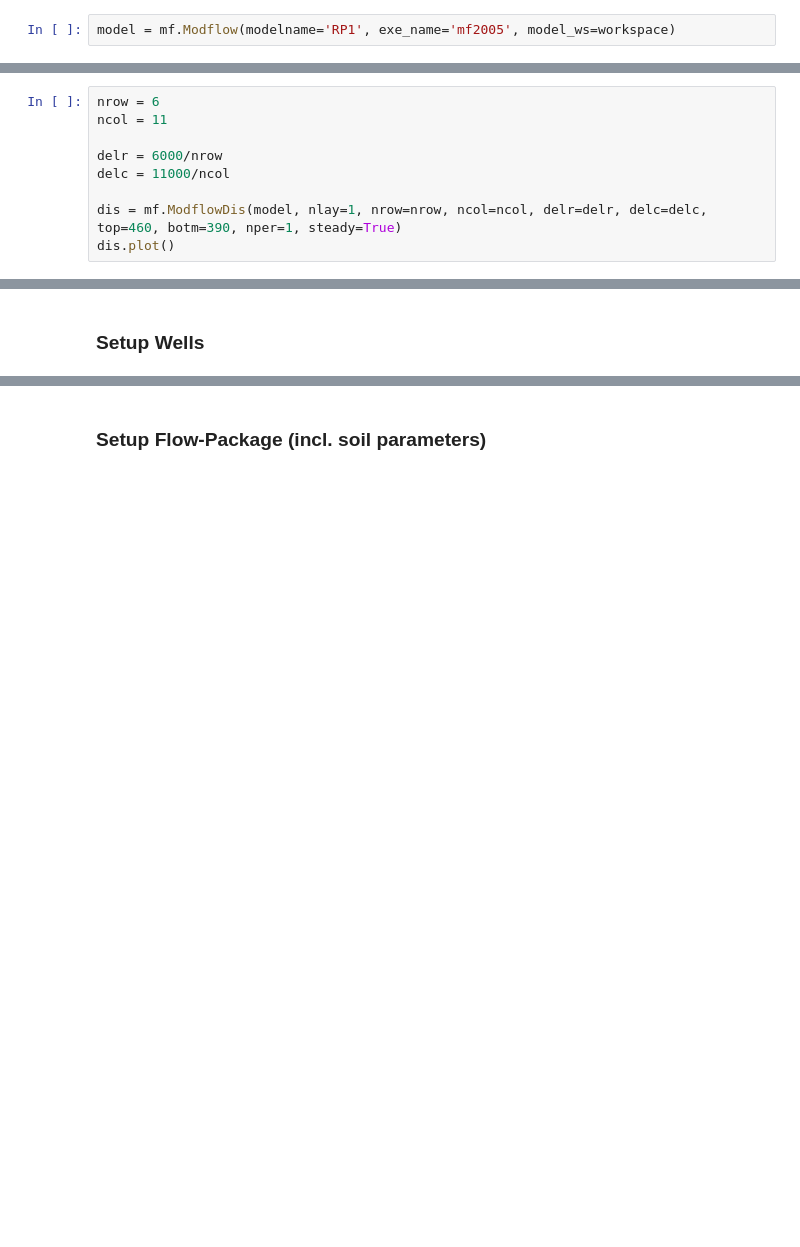
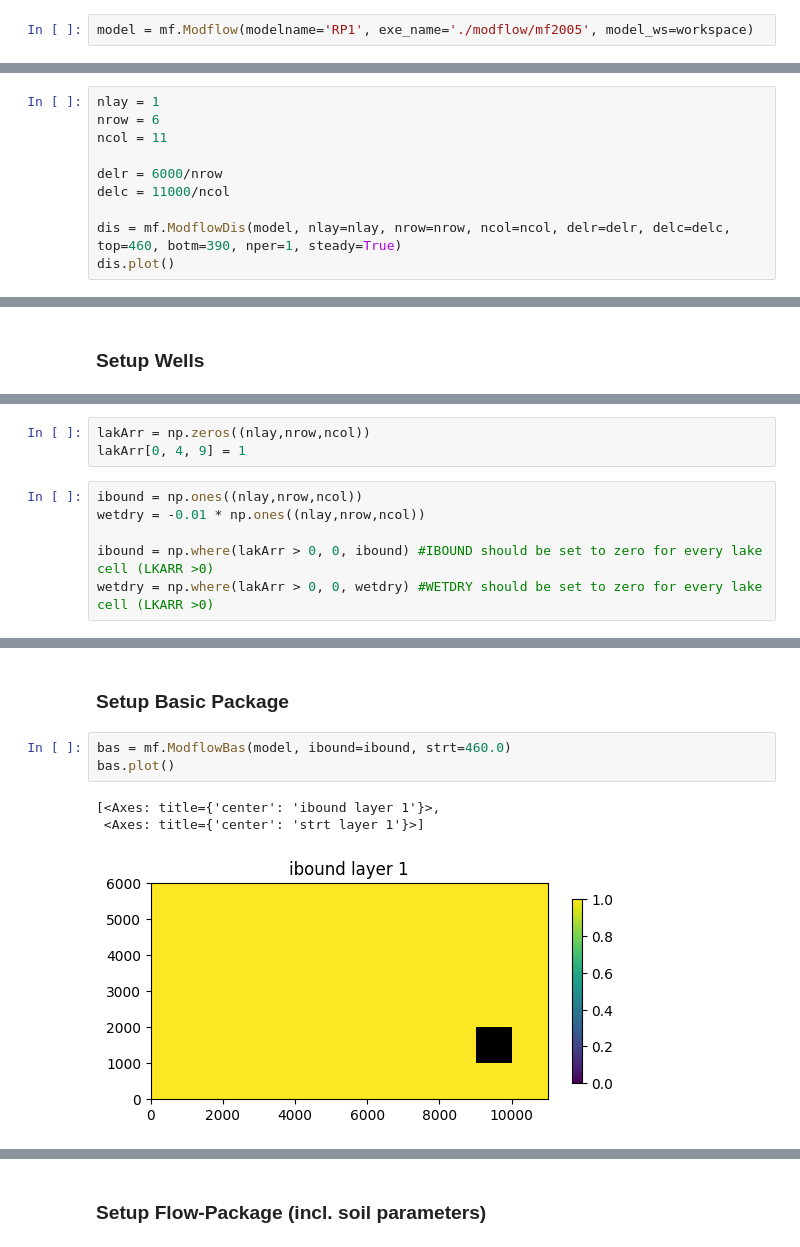
Before and after one commit to inowas/rio-primero-case-study, a Jupyter notebook: 2023-07-12 - Rio Primero With Lake Boundary.ipynb, the cells around one changed output, grey strips where cells are left out. Saved outputs shown, nothing was run; the diff lists cells and outputs as text; blank space fills up the shorter version.

Commit message:
Implements LAK-boundary package to Rio Primero

```diff
--- a/2023-07-12 - Rio Primero With Lake Boundary.ipynb
+++ b/2023-07-12 - Rio Primero With Lake Boundary.ipynb
@@ -25,5 +25,5 @@ Let's assume we will create a Modflow 2005 Model
 # %% [markdown]
 ### Setup Model
 # %%
-model = mf.Modflow(modelname='RP1', exe_name='mf2005', model_ws=workspace)
+model = mf.Modflow(modelname='RP1', exe_name='./modflow/mf2005', model_ws=workspace)
 # %% [markdown]
@@ -31,11 +31,12 @@ model = mf.Modflow(modelname='RP1', exe_name='mf2005', model_ws=workspace)
 # %%
+nlay = 1
 nrow = 6
 ncol = 11
 
 delr = 6000/nrow
 delc = 11000/ncol
 
-dis = mf.ModflowDis(model, nlay=1, nrow=nrow, ncol=ncol, delr=delr, delc=delc, top=460, botm=390, nper=1, steady=True)
+dis = mf.ModflowDis(model, nlay=nlay, nrow=nrow, ncol=ncol, delr=delr, delc=delc, top=460, botm=390, nper=1, steady=True)
 dis.plot()
 # %% [output]
 [<Axes: title={'center': ' model_top'}>,
@@ -157,0 +126,9 @@ wel.plot()
+# %%
+lakArr = np.zeros((nlay,nrow,ncol))
+lakArr[0, 4, 9] = 1
+# %%
+ibound = np.ones((nlay,nrow,ncol))
+wetdry = -0.01 * np.ones((nlay,nrow,ncol))
+
+ibound = np.where(lakArr > 0, 0, ibound) #IBOUND should be set to zero for every lake cell (LKARR >0)
+wetdry = np.where(lakArr > 0, 0, wetdry) #WETDRY should be set to zero for every lake cell (LKARR >0)
@@ -157,0 +158,9 @@ wel.plot()
+# %% [markdown]
+### Setup Basic Package
+# %%
+bas = mf.ModflowBas(model, ibound=ibound, strt=460.0)
+bas.plot()
+# %% [output]
+[<Axes: title={'center': 'ibound layer 1'}>,
+ <Axes: title={'center': 'strt layer 1'}>]
+[figure, added]
```
Also changed, not shown: parts of 16 cells of this notebook, 1 other file.
